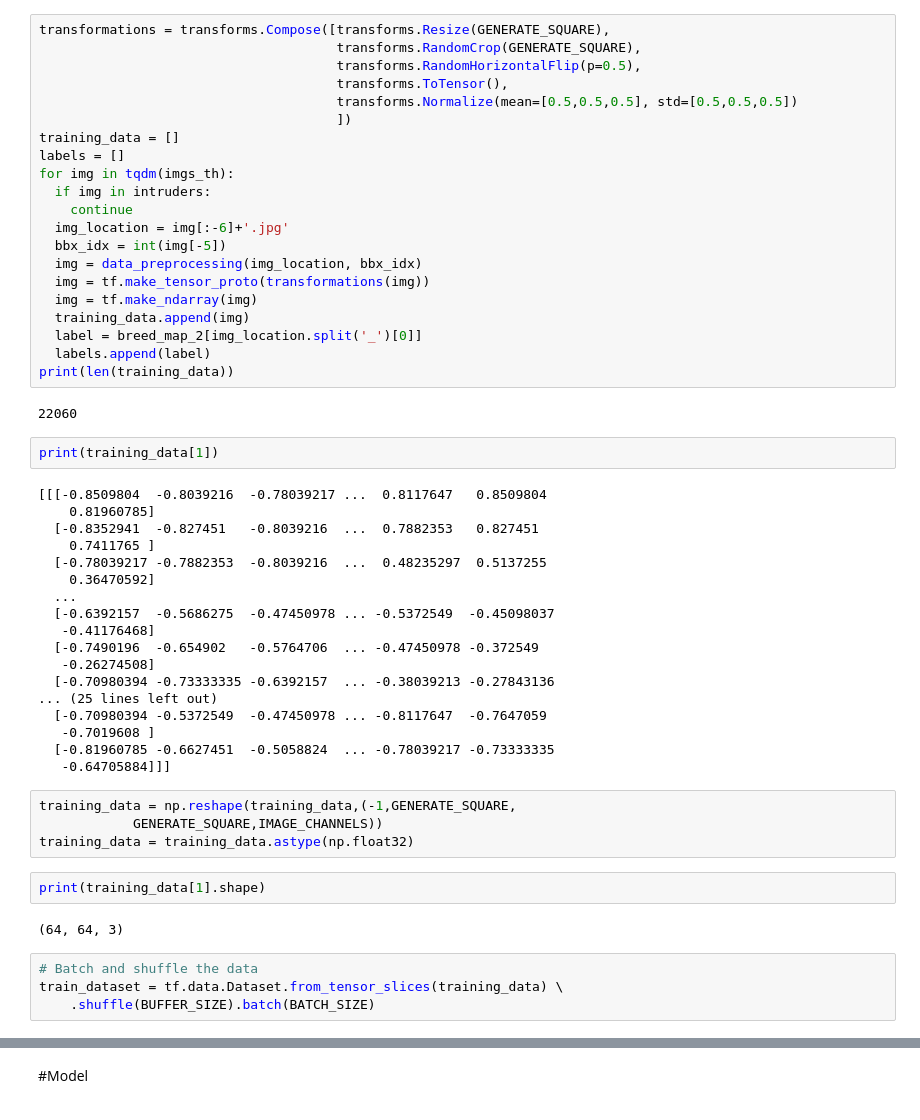
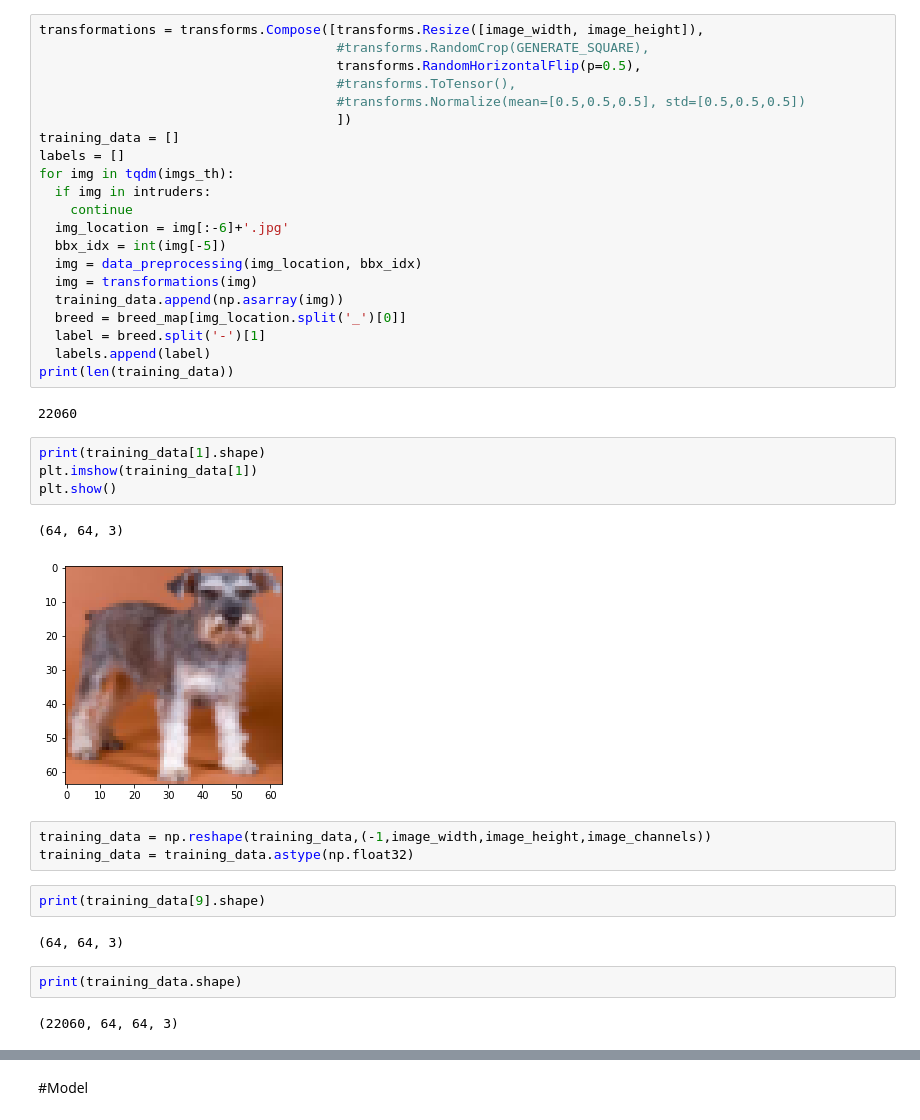
Before and after one commit to xinxin001/ArtisticAnimals, a Jupyter notebook: Gan_train.ipynb, the cells around one changed output, grey strips where cells are left out. Drawn from its saved outputs; the diff is of its cells as text.

```diff
--- a/Gan_train.ipynb
+++ b/Gan_train.ipynb
@@ -351,9 +361,9 @@ for i,b in enumerate(breed_map.keys()):
 # %%
-transformations = transforms.Compose([transforms.Resize(GENERATE_SQUARE),
-                                      transforms.RandomCrop(GENERATE_SQUARE),
+transformations = transforms.Compose([transforms.Resize([image_width, image_height]),
+                                      #transforms.RandomCrop(GENERATE_SQUARE),
                                       transforms.RandomHorizontalFlip(p=0.5),
-                                      transforms.ToTensor(),
-                                      transforms.Normalize(mean=[0.5,0.5,0.5], std=[0.5,0.5,0.5])
+                                      #transforms.ToTensor(),
+                                      #transforms.Normalize(mean=[0.5,0.5,0.5], std=[0.5,0.5,0.5])
                                       ])
 training_data = []
 labels = []
@@ -363,43 +373,29 @@ for img in tqdm(imgs_th):
   img_location = img[:-6]+'.jpg'
   bbx_idx = int(img[-5])
   img = data_preprocessing(img_location, bbx_idx)
-  img = tf.make_tensor_proto(transformations(img))
-  img = tf.make_ndarray(img)
-  training_data.append(img)
-  label = breed_map_2[img_location.split('_')[0]]
+  img = transformations(img)
+  training_data.append(np.asarray(img))
+  breed = breed_map[img_location.split('_')[0]]
+  label = breed.split('-')[1]
   labels.append(label)
 print(len(training_data))
 # %% [output]
 22060
+# %%
+print(training_data[1].shape)
+plt.imshow(training_data[1])
+plt.show()
+# %% [output]
+(64, 64, 3)
+[figure, added]
+# %%
+training_data = np.reshape(training_data,(-1,image_width,image_height,image_channels))
+training_data = training_data.astype(np.float32)
+# %%
+print(training_data[9].shape)
+# %% [output]
+(64, 64, 3)
 # %%
-print(training_data[1])
+print(training_data.shape)
 # %% [output]
-[[[-0.8509804  -0.8039216  -0.78039217 ...  0.8117647   0.8509804
-    0.81960785]
-  [-0.8352941  -0.827451   -0.8039216  ...  0.7882353   0.827451
-    0.7411765 ]
-  [-0.78039217 -0.7882353  -0.8039216  ...  0.48235297  0.5137255
-    0.36470592]
-  ...
-  [-0.6392157  -0.5686275  -0.47450978 ... -0.5372549  -0.45098037
-   -0.41176468]
-  [-0.7490196  -0.654902   -0.5764706  ... -0.47450978 -0.372549
-   -0.26274508]
-  [-0.70980394 -0.73333335 -0.6392157  ... -0.38039213 -0.27843136
-... (25 lines left out)
-  [-0.70980394 -0.5372549  -0.47450978 ... -0.8117647  -0.7647059
-   -0.7019608 ]
-  [-0.81960785 -0.6627451  -0.5058824  ... -0.78039217 -0.73333335
-   -0.64705884]]]
+(22060, 64, 64, 3)
-# %%
-training_data = np.reshape(training_data,(-1,GENERATE_SQUARE,
-            GENERATE_SQUARE,IMAGE_CHANNELS))
-training_data = training_data.astype(np.float32)
-# %%
-print(training_data[1].shape)
-# %% [output]
-(64, 64, 3)
-# %%
-# Batch and shuffle the data
-train_dataset = tf.data.Dataset.from_tensor_slices(training_data) \
-    .shuffle(BUFFER_SIZE).batch(BATCH_SIZE)
```
Also changed, not shown: parts of 46 cells of this notebook.
